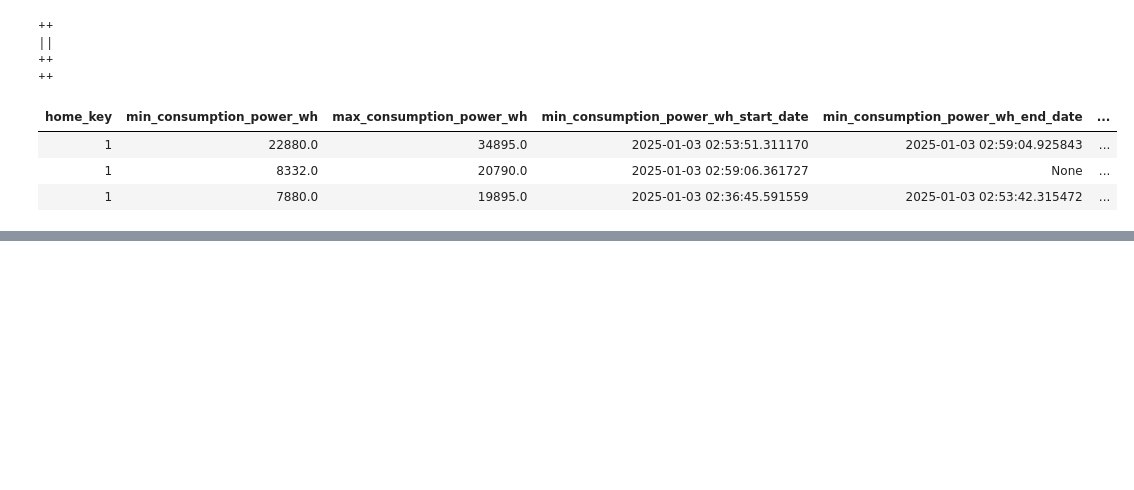
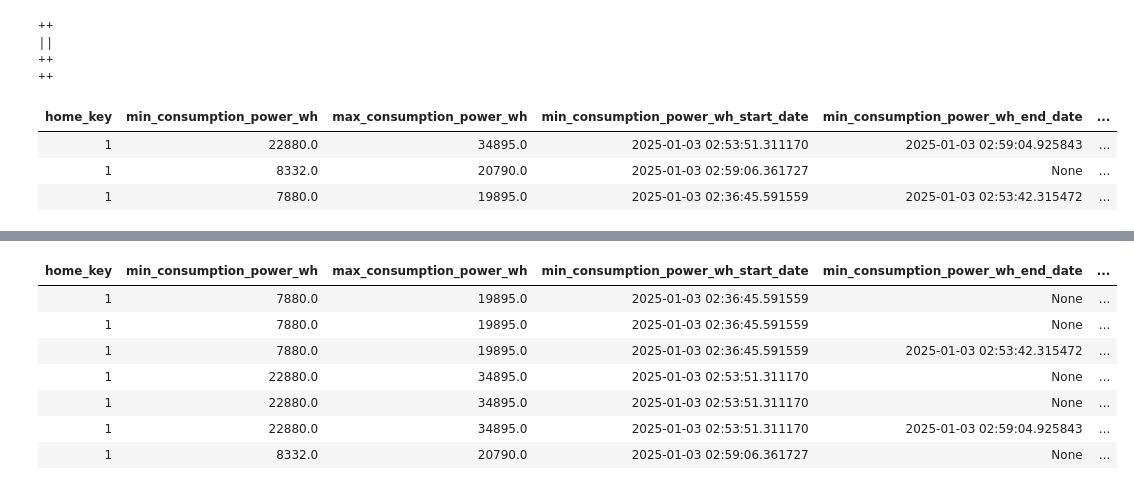
Before and after one commit to eslamdyab21/SolarX-Lakehouse, a Jupyter notebook: notebooks/wh_etl.ipynb, the cells around one changed output, grey strips where cells are left out. Cells and saved outputs as stored; diff of their text form; code cells hidden in the pictures; blank space fills up the shorter version.

Commit message:
iceberg create_changelog_view

```diff
--- a/notebooks/wh_etl.ipynb
+++ b/notebooks/wh_etl.ipynb
@@ -437,2 +449,17 @@ SELECT * FROM SolarX_WH.dim_home LIMIT 10
+# %%
+%%sql
+
+SELECT *
+FROM dim_home_clv WHERE home_key = 1
+ORDER BY _change_ordinal, _change_type DESC
+# %% [output]
+| home_key | min_consumption_power_wh | max_consumption_power_wh | min_consumption_power_wh_start_date | min_consumption_power_wh_end_date | ... |
+| 1 | 7880.0 | 19895.0 | 2025-01-03 02:36:45.591559 | None | ... |
+| 1 | 7880.0 | 19895.0 | 2025-01-03 02:36:45.591559 | None | ... |
+| 1 | 7880.0 | 19895.0 | 2025-01-03 02:36:45.591559 | 2025-01-03 02:53:42.315472 | ... |
+| 1 | 22880.0 | 34895.0 | 2025-01-03 02:53:51.311170 | None | ... |
+| 1 | 22880.0 | 34895.0 | 2025-01-03 02:53:51.311170 | None | ... |
+| 1 | 22880.0 | 34895.0 | 2025-01-03 02:53:51.311170 | 2025-01-03 02:59:04.925843 | ... |
+| 1 | 8332.0 | 20790.0 | 2025-01-03 02:59:06.361727 | None | ... |
 # %%
 spark.stop()
```
Also changed, not shown: parts of 1 cell of this notebook.
